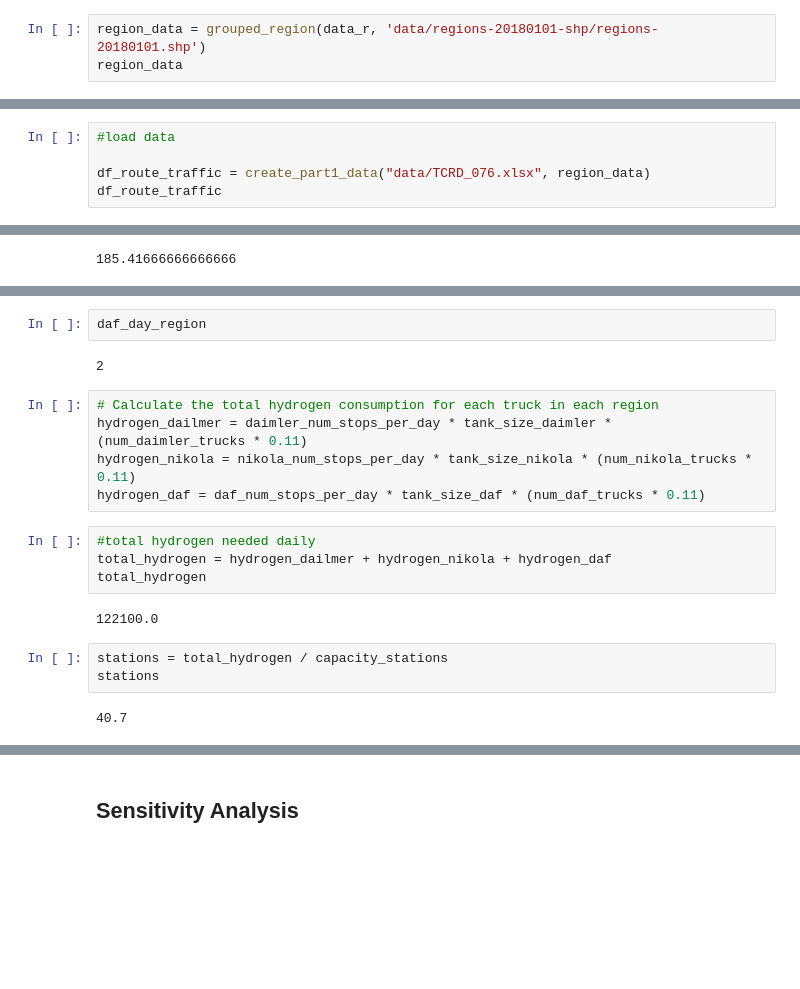
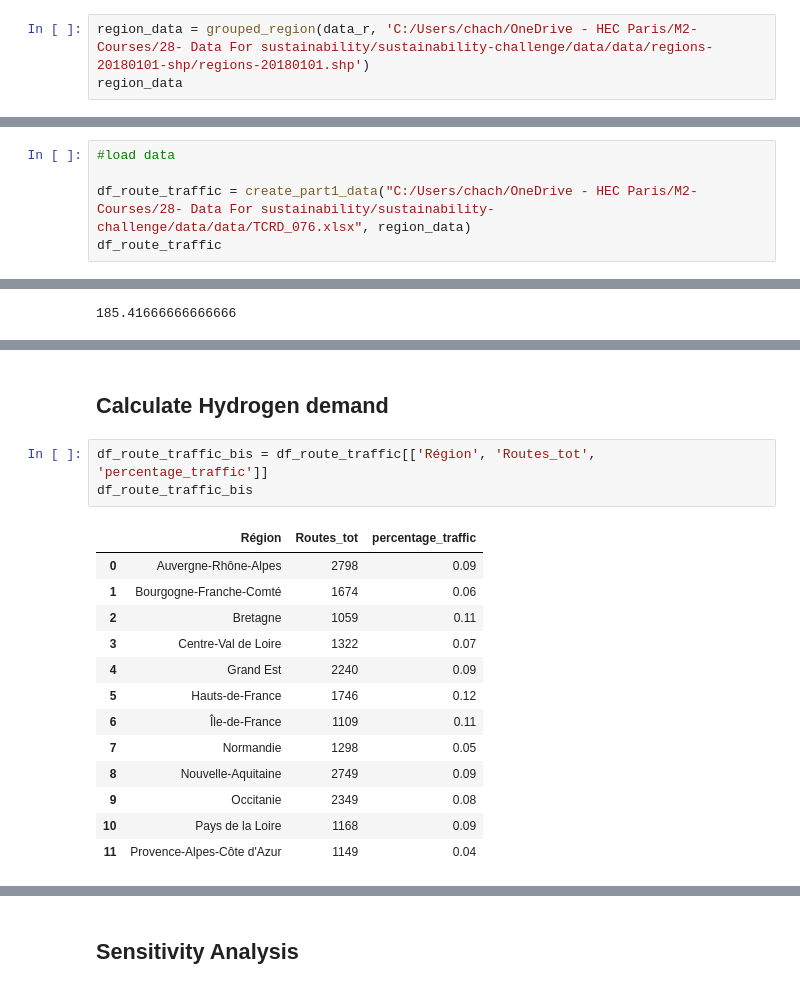
Before and after one commit to augustin-delabrosse/sustainability-challenge, a Jupyter notebook: NetworkAnalysis.ipynb, the cells around one changed output, grey strips where cells are left out. Saved outputs shown, nothing was run; the diff lists cells and outputs as text; blank space fills up the shorter version.

Commit message:
yearly hydrogencalc

```diff
--- a/NetworkAnalysis.ipynb
+++ b/NetworkAnalysis.ipynb
@@ -242,7 +265,7 @@ data_r.head()
 | 4 | 01/01/2019 | 69D0383BPNL | 2408.0 | 0 | 69 | N | 0 | 0 | 844982.46 | ... |
 5 rows × 31 columns
 # %%
-region_data = grouped_region(data_r, 'data/regions-20180101-shp/regions-20180101.shp')
+region_data = grouped_region(data_r, 'C:/Users/chach/OneDrive - HEC Paris/M2- Courses/28- Data For sustainability/sustainability-challenge/data/data/regions-20180101-shp/regions-20180101.shp')
 region_data
 # %% [output]
 |  | surf_km2 | geometry | region | longueur (K km) | Avg TMJA_PL | density_road (K km/km2) |
@@ -295,7 +318,7 @@ To calculate the number of trucks needed in each region for each scenario, we ne
 # %%
 #load data
 
-df_route_traffic = create_part1_data("data/TCRD_076.xlsx", region_data)
+df_route_traffic = create_part1_data("C:/Users/chach/OneDrive - HEC Paris/M2- Courses/28- Data For sustainability/sustainability-challenge/data/data/TCRD_076.xlsx", region_data)
 df_route_traffic
 # %% [output]
 |  | Région | Autoroutes | Routes nationales | Routes_tot | Avg TMJA_PL | percentage_traffic |
@@ -415,20 +389,19 @@ daf_day_region = math.ceil(daf_working_time / max_drive_time_daily)
-# %%
-daf_day_region
-# %% [output]
-2
-# %%
-# Calculate the total hydrogen consumption for each truck in each region
-hydrogen_dailmer = daimler_num_stops_per_day * tank_size_daimler * (num_daimler_trucks * 0.11)
-hydrogen_nikola = nikola_num_stops_per_day * tank_size_nikola * (num_nikola_trucks * 0.11)
-hydrogen_daf = daf_num_stops_per_day * tank_size_daf * (num_daf_trucks * 0.11)
-# %%
-#total hydrogen needed daily
-total_hydrogen = hydrogen_dailmer + hydrogen_nikola + hydrogen_daf
-total_hydrogen
-# %% [output]
-122100.0
-# %%
-stations = total_hydrogen / capacity_stations
-stations
-# %% [output]
-40.7
+# %% [markdown]
+## Calculate Hydrogen demand
+# %%
+df_route_traffic_bis = df_route_traffic[['Région', 'Routes_tot', 'percentage_traffic']]
+df_route_traffic_bis
+# %% [output]
+|  | Région | Routes_tot | percentage_traffic |
+| 0 | Auvergne-Rhône-Alpes | 2798 | 0.09 |
+| 1 | Bourgogne-Franche-Comté | 1674 | 0.06 |
+| 2 | Bretagne | 1059 | 0.11 |
+| 3 | Centre-Val de Loire | 1322 | 0.07 |
+| 4 | Grand Est | 2240 | 0.09 |
+| 5 | Hauts-de-France | 1746 | 0.12 |
+| 6 | Île-de-France | 1109 | 0.11 |
+| 7 | Normandie | 1298 | 0.05 |
+| 8 | Nouvelle-Aquitaine | 2749 | 0.09 |
+| 9 | Occitanie | 2349 | 0.08 |
+| 10 | Pays de la Loire | 1168 | 0.09 |
+| 11 | Provence-Alpes-Côte d'Azur | 1149 | 0.04 |
```
Also changed, not shown: parts of 16 cells of this notebook.
